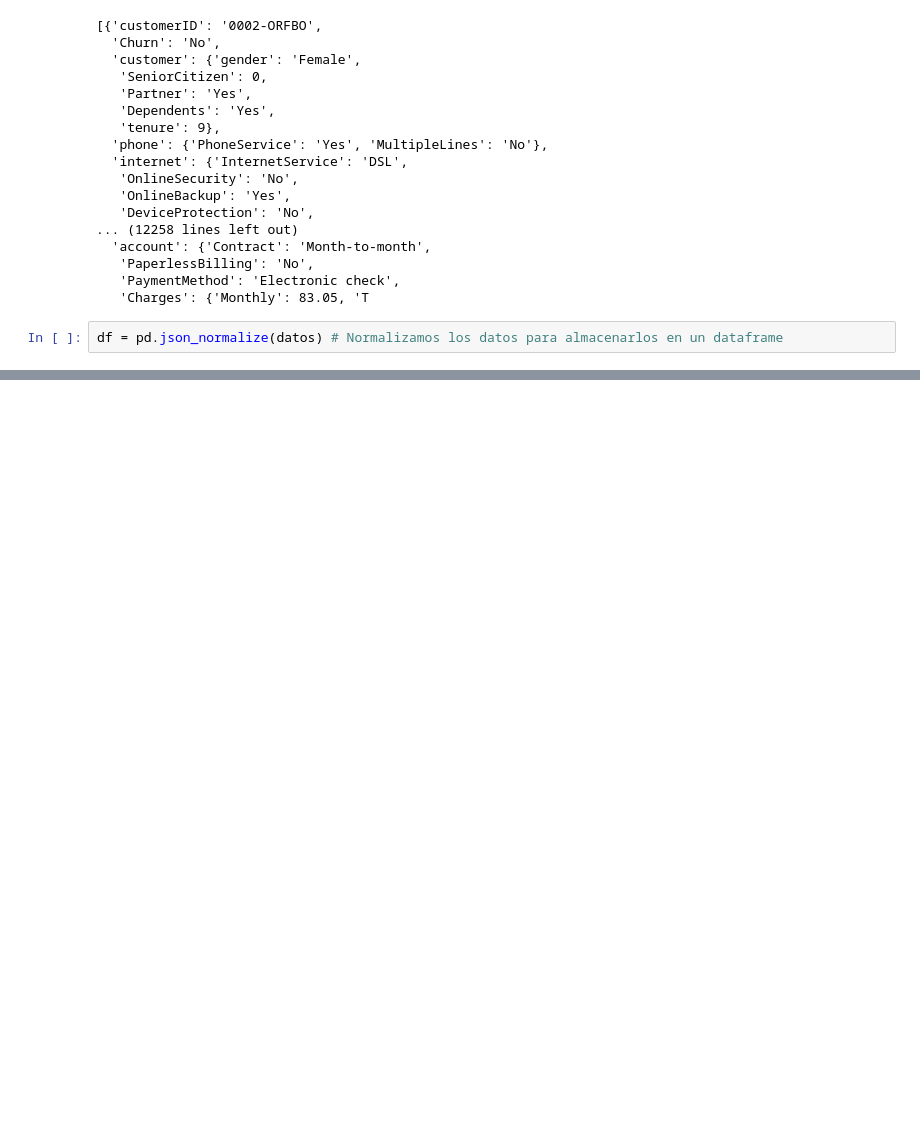
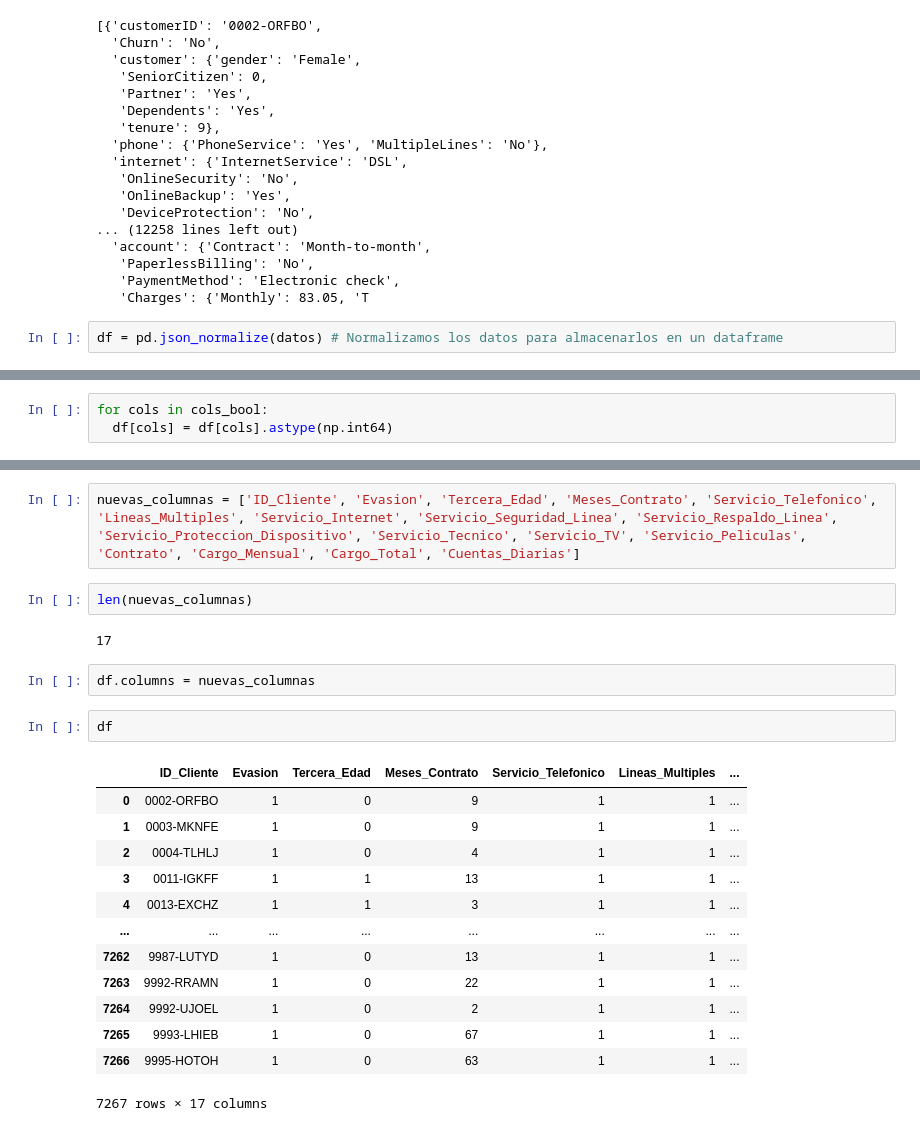
Before and after one commit to DanielConCode/TelecomX, a Jupyter notebook: TelecomX.ipynb, the cells around one changed output, grey strips where cells are left out. Drawn from its saved outputs; the diff is of its cells as text; blank space fills up the shorter version.

```diff
--- a/TelecomX.ipynb
+++ b/TelecomX.ipynb
@@ -48,3 +275,6 @@ df.sample(5)
+# %%
+for cols in cols_bool:
+  df[cols] = df[cols].astype(np.int64)
 # %%
 df.info()
 # %% [output]
@@ -67,0 +336,24 @@ memory usage: 1.2+ MB
+# %%
+nuevas_columnas = ['ID_Cliente', 'Evasion', 'Tercera_Edad', 'Meses_Contrato', 'Servicio_Telefonico', 'Lineas_Multiples', 'Servicio_Internet', 'Servicio_Seguridad_Linea', 'Servicio_Respaldo_Linea', 'Servicio_Proteccion_Dispositivo', 'Servicio_Tecnico', 'Servicio_TV', 'Servicio_Peliculas', 'Contrato', 'Cargo_Mensual', 'Cargo_Total', 'Cuentas_Diarias']
+# %%
+len(nuevas_columnas)
+# %% [output]
+17
+# %%
+df.columns = nuevas_columnas
+# %%
+df
+# %% [output]
+|  | ID_Cliente | Evasion | Tercera_Edad | Meses_Contrato | Servicio_Telefonico | Lineas_Multiples | ... |
+| 0 | 0002-ORFBO | 1 | 0 | 9 | 1 | 1 | ... |
+| 1 | 0003-MKNFE | 1 | 0 | 9 | 1 | 1 | ... |
+| 2 | 0004-TLHLJ | 1 | 0 | 4 | 1 | 1 | ... |
+| 3 | 0011-IGKFF | 1 | 1 | 13 | 1 | 1 | ... |
+| 4 | 0013-EXCHZ | 1 | 1 | 3 | 1 | 1 | ... |
+| ... | ... | ... | ... | ... | ... | ... | ... |
+| 7262 | 9987-LUTYD | 1 | 0 | 13 | 1 | 1 | ... |
+| 7263 | 9992-RRAMN | 1 | 0 | 22 | 1 | 1 | ... |
+| 7264 | 9992-UJOEL | 1 | 0 | 2 | 1 | 1 | ... |
+| 7265 | 9993-LHIEB | 1 | 0 | 67 | 1 | 1 | ... |
+| 7266 | 9995-HOTOH | 1 | 0 | 63 | 1 | 1 | ... |
+7267 rows × 17 columns
```
Also changed, not shown: parts of 24 cells of this notebook.
